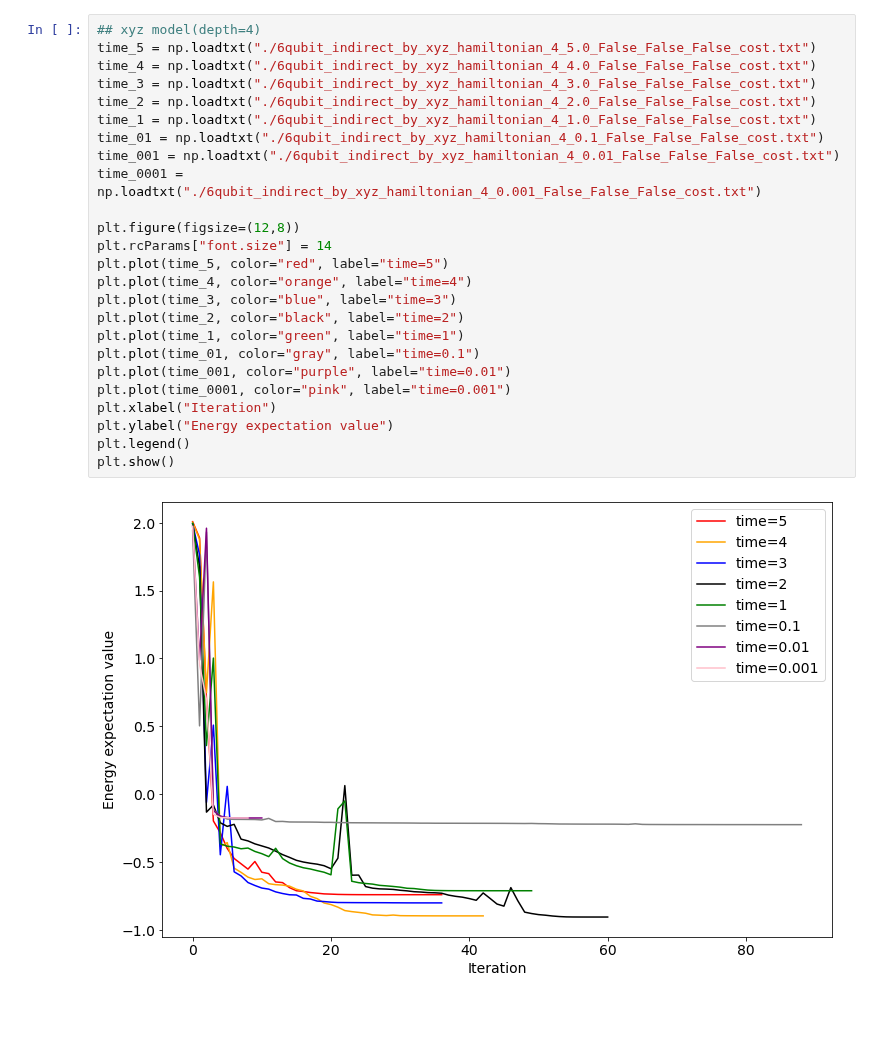
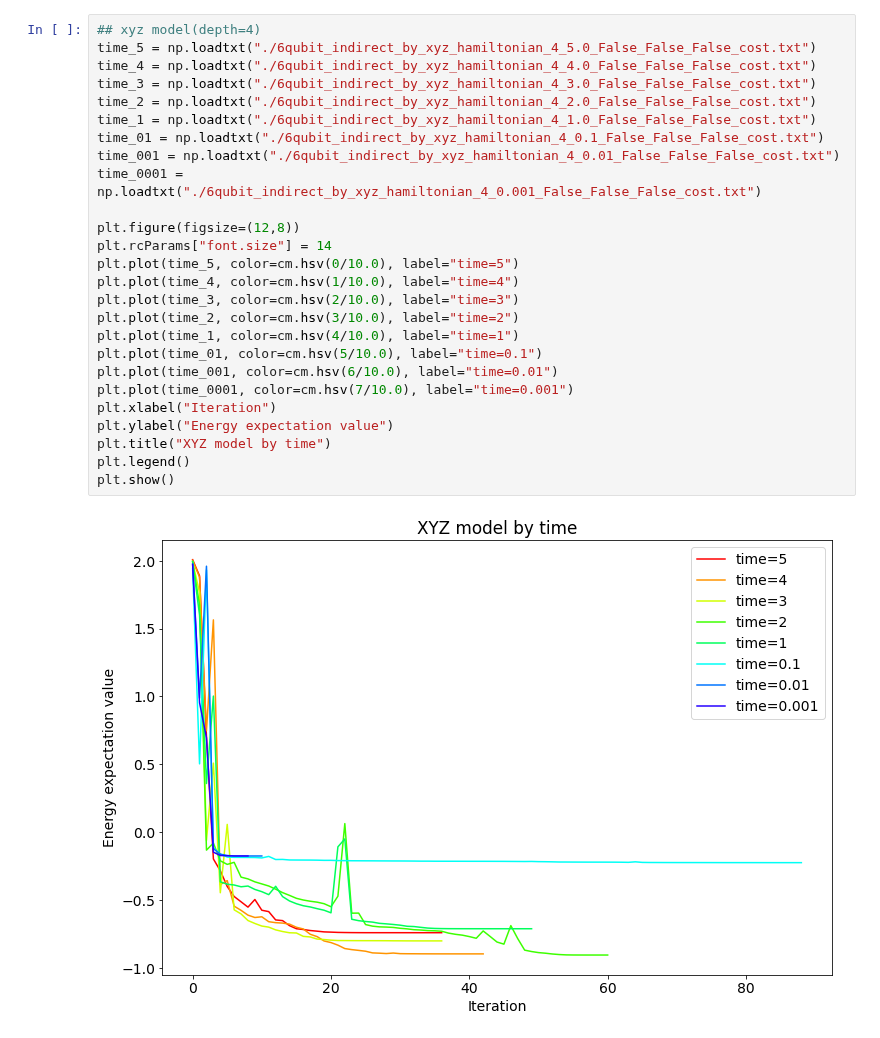
Before and after one commit to tanan/qsimu, a Jupyter notebook: qulacs/indirect/results/1_vqe_results.ipynb, the cells around one changed output. Saved outputs shown, nothing was run; the diff lists cells and outputs as text; blank space fills up the shorter version.

```diff
--- a/qulacs/indirect/results/1_vqe_results.ipynb
+++ b/qulacs/indirect/results/1_vqe_results.ipynb
@@ -78,30 +102,31 @@ plt.show()
 # %%
 ## xyz model(depth=4)
 time_5 = np.loadtxt("./6qubit_indirect_by_xyz_hamiltonian_4_5.0_False_False_False_cost.txt")
 time_4 = np.loadtxt("./6qubit_indirect_by_xyz_hamiltonian_4_4.0_False_False_False_cost.txt")
 time_3 = np.loadtxt("./6qubit_indirect_by_xyz_hamiltonian_4_3.0_False_False_False_cost.txt")
 time_2 = np.loadtxt("./6qubit_indirect_by_xyz_hamiltonian_4_2.0_False_False_False_cost.txt")
 time_1 = np.loadtxt("./6qubit_indirect_by_xyz_hamiltonian_4_1.0_False_False_False_cost.txt")
 time_01 = np.loadtxt("./6qubit_indirect_by_xyz_hamiltonian_4_0.1_False_False_False_cost.txt")
 time_001 = np.loadtxt("./6qubit_indirect_by_xyz_hamiltonian_4_0.01_False_False_False_cost.txt")
 time_0001 = np.loadtxt("./6qubit_indirect_by_xyz_hamiltonian_4_0.001_False_False_False_cost.txt")
 
 plt.figure(figsize=(12,8))
 plt.rcParams["font.size"] = 14
-plt.plot(time_5, color="red", label="time=5")
-plt.plot(time_4, color="orange", label="time=4")
-plt.plot(time_3, color="blue", label="time=3")
-plt.plot(time_2, color="black", label="time=2")
-plt.plot(time_1, color="green", label="time=1")
-plt.plot(time_01, color="gray", label="time=0.1")
-plt.plot(time_001, color="purple", label="time=0.01")
-plt.plot(time_0001, color="pink", label="time=0.001")
+plt.plot(time_5, color=cm.hsv(0/10.0), label="time=5")
+plt.plot(time_4, color=cm.hsv(1/10.0), label="time=4")
+plt.plot(time_3, color=cm.hsv(2/10.0), label="time=3")
+plt.plot(time_2, color=cm.hsv(3/10.0), label="time=2")
+plt.plot(time_1, color=cm.hsv(4/10.0), label="time=1")
+plt.plot(time_01, color=cm.hsv(5/10.0), label="time=0.1")
+plt.plot(time_001, color=cm.hsv(6/10.0), label="time=0.01")
+plt.plot(time_0001, color=cm.hsv(7/10.0), label="time=0.001")
 plt.xlabel("Iteration")
 plt.ylabel("Energy expectation value")
+plt.title("XYZ model by time")
 plt.legend()
 plt.show()
 # %% [output]
-[figure, old version]
+[figure, new version]
 # %%
 ## ハミルトニアンゲートの時間発展を短時間にした場合
 ## xyz model(depth=4)
```
Also changed, not shown: parts of 6 cells of this notebook, 2 other files.
